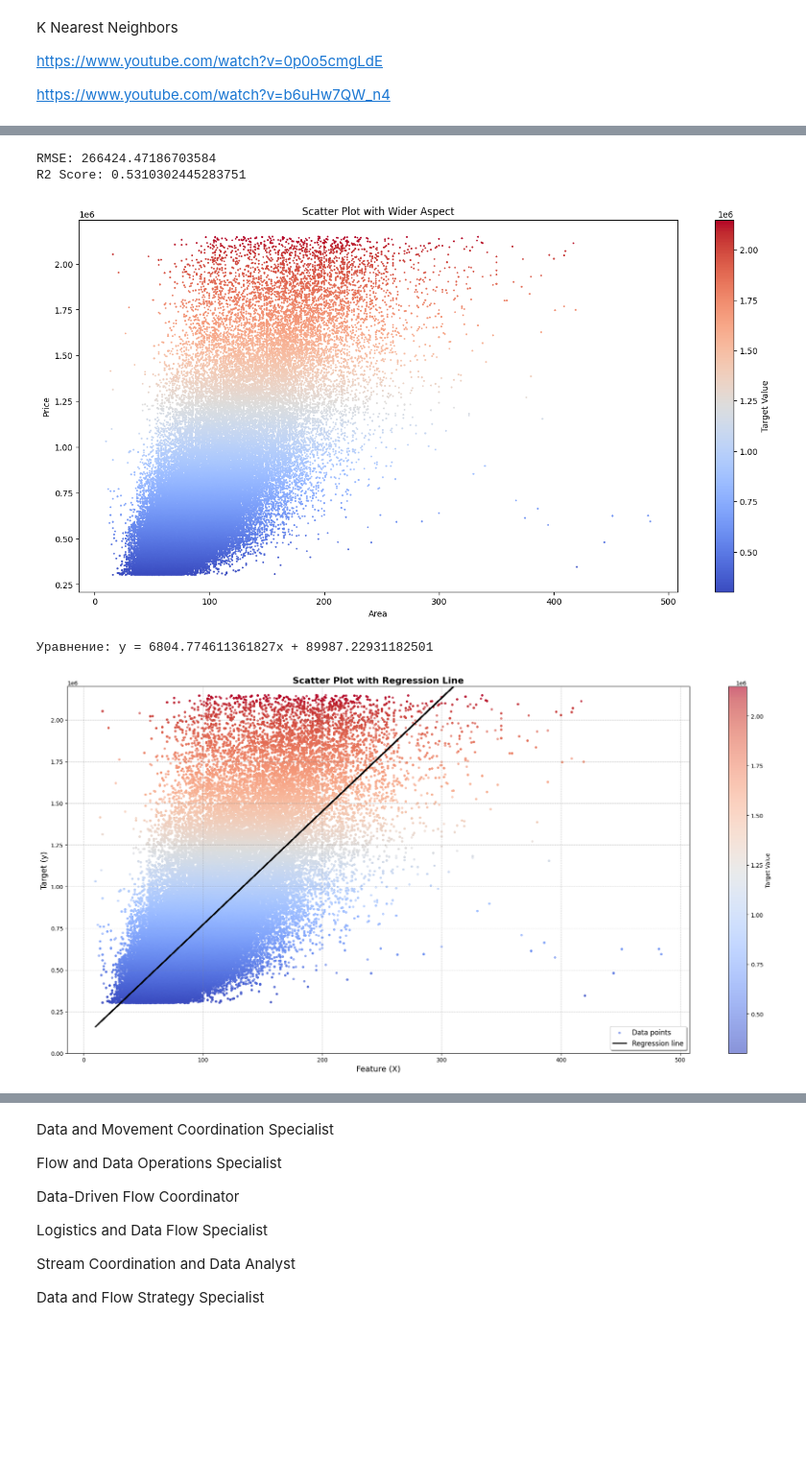
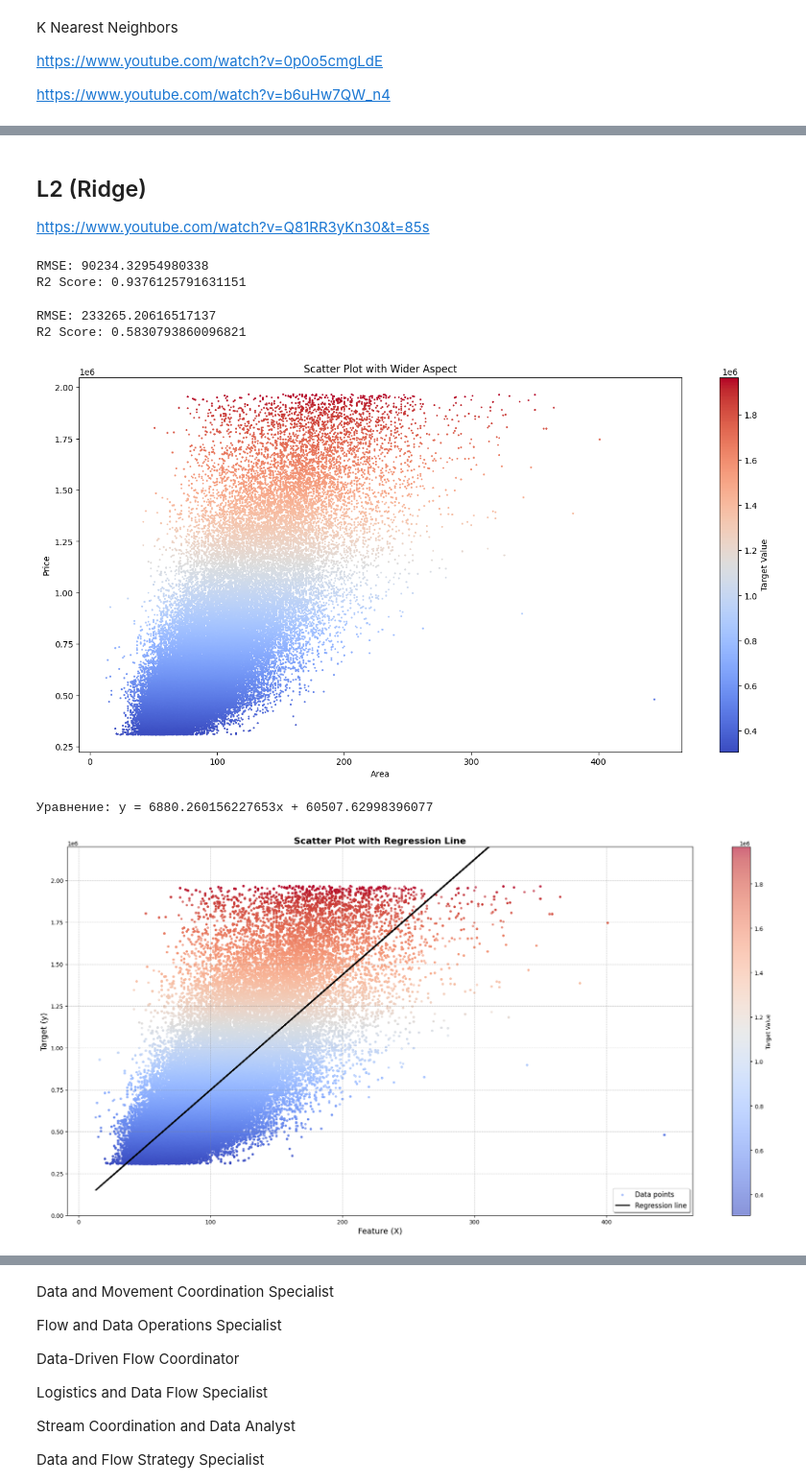
Before and after one commit to TaniaAsh/IgniteML, a Jupyter notebook: TaniaAsh/Project1/Proj1EV_2.ipynb, the cells around one changed output, grey strips where cells are left out. Shown at 96% size. Drawn from its saved outputs; the diff is of its cells as text; code cells hidden in the pictures; blank space fills up the shorter version.

```diff
--- a/TaniaAsh/Project1/Proj1EV_2.ipynb
+++ b/TaniaAsh/Project1/Proj1EV_2.ipynb
@@ -241,7 +299,7 @@ print(df[['propertyType', 'propertyType_numeric']].head())
 df = df.drop(columns=['propertyType'])
 df = df.drop(columns=['propertyType_numeric'])
 # %%
-df = df[df['saleEstimate_confidenceLevel'] != 'LOW']
+df = df[df['saleEstimate_confidenceLevel'] == 'HIGH']
 # %%
 df = df.drop(columns=['saleEstimate_confidenceLevel'])
 # %%
@@ -410,17 +587,37 @@ R2 Score: 0.9111257342648229
+# %% [markdown]
+## L2 (Ridge)
+
+https://www.youtube.com/watch?v=Q81RR3yKn30&t=85s
+# %%
+from sklearn.linear_model import Ridge
+model3 = Ridge(alpha=0.01)
+model3.fit(X_train, y_train)
+
+# Предсказания на тестовом наборе
+y_pred = model3.predict(X_test)
+
+rmse = np.sqrt(mean_squared_error(y_test, y_pred))
+r2 = r2_score(y_test, y_pred)
+
+print(f'RMSE: {rmse}')
+print(f'R2 Score: {r2}')
+# %% [output]
+RMSE: 90234.32954980338
+R2 Score: 0.9376125791631151
 # %%
 # Используем только площадь как признак
-X = df[['floorAreaSqM']]  # Признаки: только площадь
-y = df['saleEstimate_currentPrice']  # Целевая переменная: цена
+X = df[['floorAreaSqM']]
+y = df['saleEstimate_currentPrice']
 
 # Разделение данных на тренировочную и тестовую выборки
 X_train, X_test, y_train, y_test = train_test_split(X, y, test_size=0.2, random_state=42)
 
 # Создание и обучение модели линейной регрессии
-model2 = LinearRegression()
-model2.fit(X_train, y_train)
+model4 = LinearRegression()
+model4.fit(X_train, y_train)
 
 # Предсказания на тестовом наборе
-y_pred = model2.predict(X_test)
+y_pred = model4.predict(X_test)
 
 # Оценка модели
 rmse = np.sqrt(mean_squared_error(y_test, y_pred))
@@ -429,8 +626,8 @@ r2 = r2_score(y_test, y_pred)
 print(f'RMSE: {rmse}')
 print(f'R2 Score: {r2}')
 # %% [output]
-RMSE: 266424.47186703584
-R2 Score: 0.5310302445283751
+RMSE: 233265.20616517137
+R2 Score: 0.5830793860096821
 # %%
 # Create a wider scatter plot
 plt.figure(figsize=(16, 8))  # wide 16 high 8
@@ -441,47 +638,47 @@ plt.title('Scatter Plot with Wider Aspect')
 plt.colorbar(label='Target Value')
 plt.show()
 # %% [output]
-[figure, old version]
+[figure, new version]
 # %%
 
 # Coefficients
-a = model2.coef_[0]  # Для линейной регрессии с одной переменной X
-b = model2.intercept_
+a = model4.coef_[0]  # Для линейной регрессии с одной переменной X
+b = model4.intercept_
 
 # linear regression
 print(f"Уравнение: y = {a}x + {b}")
 # %% [output]
-Уравнение: y = 6804.774611361827x + 89987.22931182501
+Уравнение: y = 6880.260156227653x + 60507.62998396077
 # %%
 # Create a wider scatter plot with a regression line and limited y-axis
 plt.figure(figsize=(20, 10))  # Set figure size
 
 # Scatter plot with color map
 plt.scatter(X, y, c=y, cmap='coolwarm', alpha=0.6, s=10, label='Data points')
 
 # Add regression line
-plt.plot(X, model2.predict(X), color='black', linewidth=2, label='Regression line')
+plt.plot(X, model4.predict(X), color='black', linewidth=2, label='Regression line')
 
 # Titles and labels
 plt.title('Scatter Plot with Regression Line', fontsize=16, fontweight='bold')
 plt.xlabel('Feature (X)', fontsize=14)
 plt.ylabel('Target (y)', fontsize=14)
 
 # Limit y-axis to 2 million
 plt.ylim(0, 2_200_000)  # Set lower limit to 0 and upper limit to 2 million
 
 # Add grid and color bar
 plt.grid(color='gray', linestyle='--', linewidth=0.5, alpha=0.7)
 plt.colorbar(label='Target Value')
 plt.legend(loc='lower right', fontsize=12, frameon=True, shadow=True)
 
 # Adjust layout
 plt.tight_layout()
 
 # Show the plot
 plt.show()
 # %% [output]
-[figure, old version]
+[figure, new version]
 # %%
 # Make a prediction for a specific floor area
 X_new = [[75]]  # Floor area in square meters (example: 75 m²)
```
Also changed, not shown: parts of 20 cells of this notebook.
